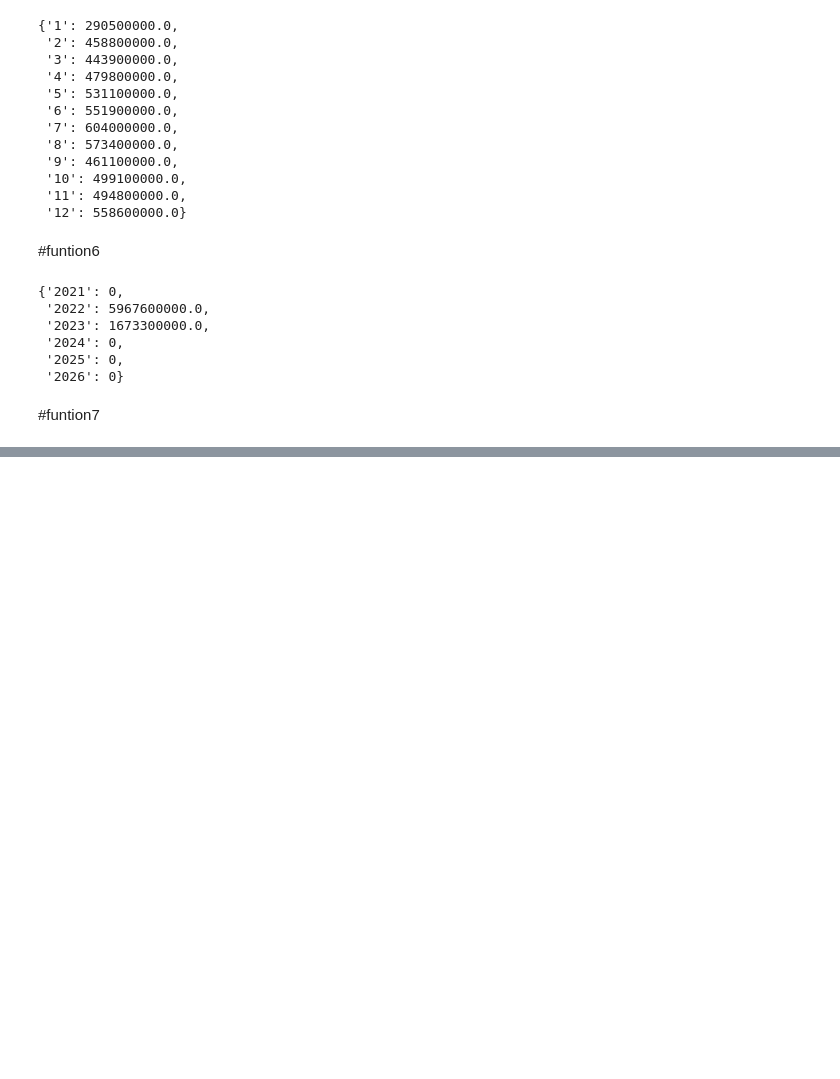
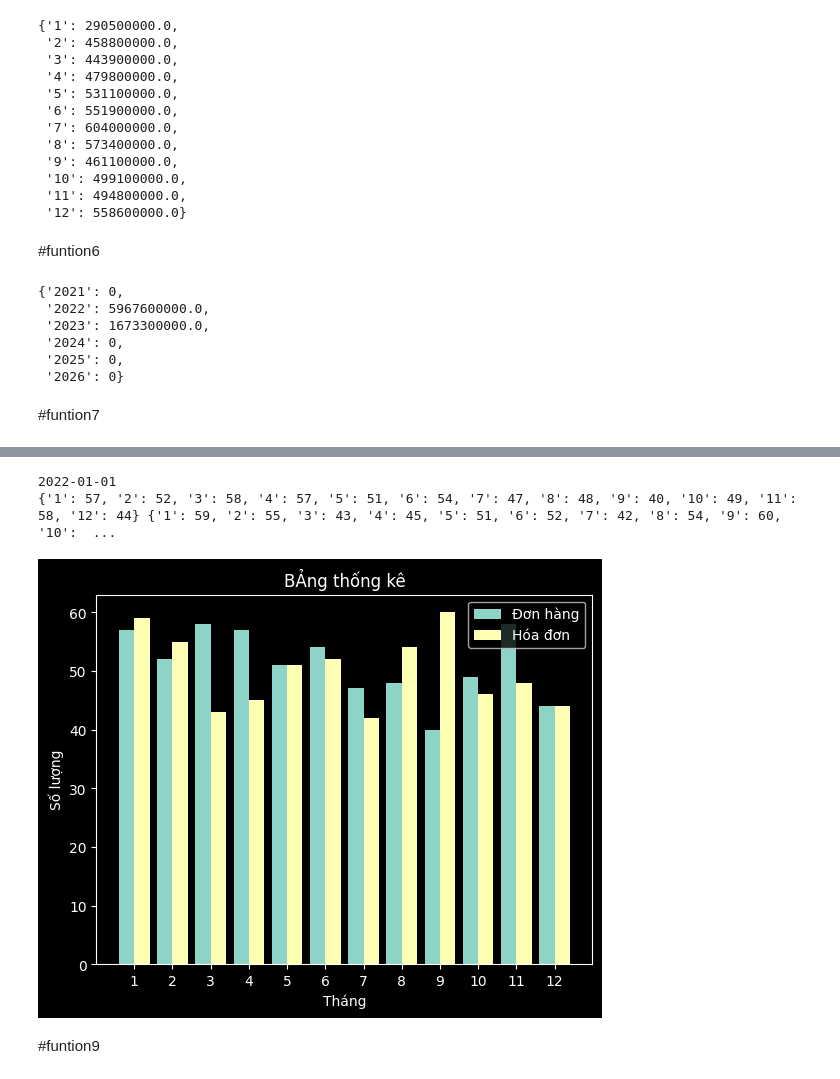
Before and after one commit to foodboi88/BTL_TMDT_D19, a Jupyter notebook: viz.ipynb, the cells around one changed output, grey strips where cells are left out. Saved outputs shown, nothing was run; the diff lists cells and outputs as text; code cells hidden in the pictures; blank space fills up the shorter version.

```diff
--- a/viz.ipynb
+++ b/viz.ipynb
@@ -228,0 +352,21 @@ funtion6()
+# %%
+my_dict_0 , my_dict_1=count_ordered_by_month()
+print(my_dict_0 , my_dict_1)
+X=my_dict_0.keys()
+order_date=my_dict_0.values()
+ordered=my_dict_1.values()
+X_axis = np.arange(len(X))
+plt.bar(X_axis - 0.2, order_date, 0.4, label = 'Đơn hàng')
+plt.bar(X_axis + 0.2, ordered, 0.4, label = 'Hóa đơn')
+plt.xticks(X_axis, X)
+plt.xlabel("Tháng")
+plt.ylabel("Số lượng")
+plt.title("BẢng thống kê")
+plt.legend()
+plt.show()
+# %% [output]
+2022-01-01
+{'1': 57, '2': 52, '3': 58, '4': 57, '5': 51, '6': 54, '7': 47, '8': 48, '9': 40, '10': 49, '11': 58, '12': 44} {'1': 59, '2': 55, '3': 43, '4': 45, '5': 51, '6': 52, '7': 42, '8': 54, '9': 60, '10':  ...
+[figure, added]
+# %% [markdown]
+#funtion9
```
Also changed, not shown: parts of 18 cells of this notebook, 4 other files.
